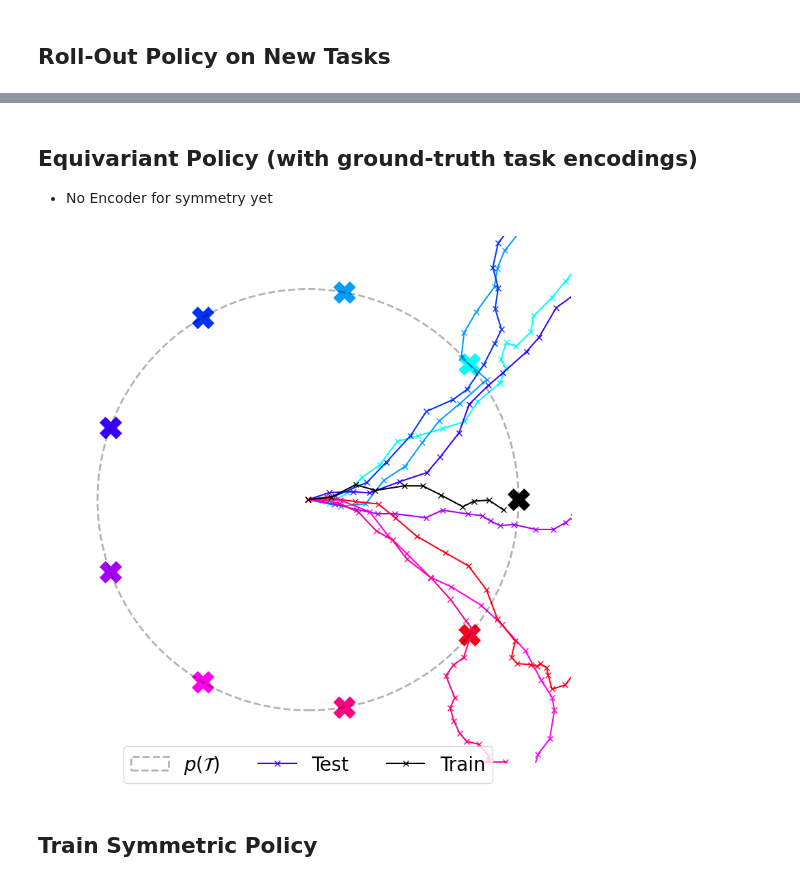
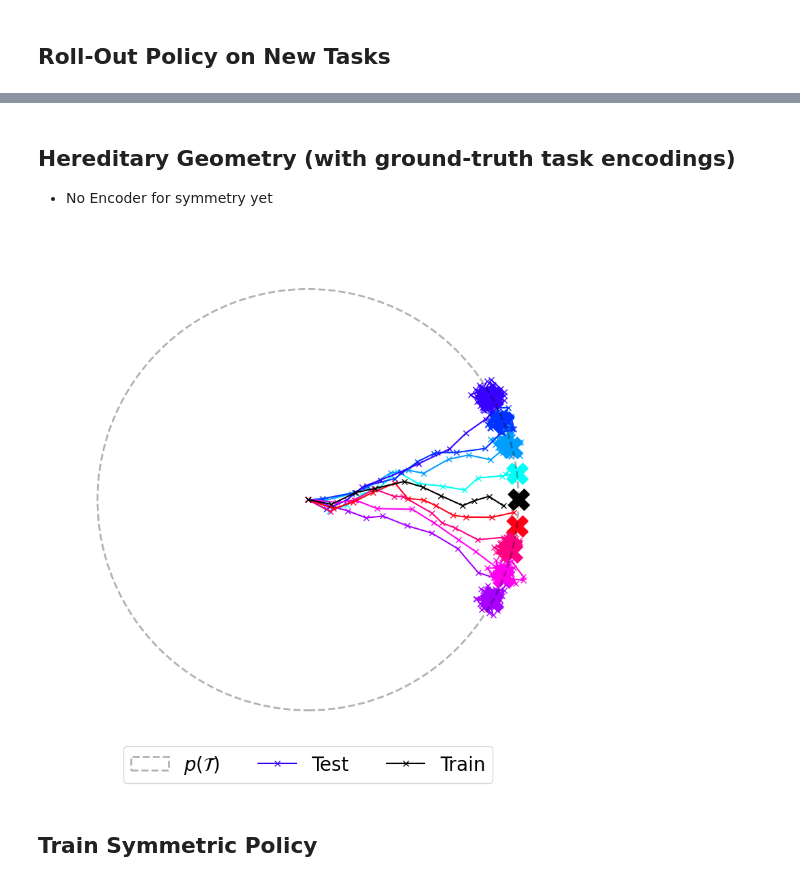
Before and after one commit to PaulNitschke/geo_meta_rl, a Jupyter notebook: task_inference.ipynb, the cells around one changed output, grey strips where cells are left out. Cells and saved outputs as stored; diff of their text form; code cells hidden in the pictures.

```diff
--- a/task_inference.ipynb
+++ b/task_inference.ipynb
@@ -114,7 +131,7 @@ def generate_circle_points(angles):
     return points
 
 # Example
-N_TOTAL_TASKS = 9
+N_TOTAL_TASKS = 50
 RADIUS=2
 IDXS_TRAIN_TASKS = [0] #only use one task as geometry is global
 CIRCLE_ANGLES = np.linspace(0, 2 * np.pi, N_TOTAL_TASKS, endpoint=False)
@@ -284,5 +327,5 @@ plot_rollouts_on_circle(train_trajectories=trajs_all_tasks_train,
 # %% [markdown]
-## Equivariant Policy (with ground-truth task encodings)
+## Hereditary Geometry (with ground-truth task encodings)
 
 - No Encoder for symmetry yet
 # %%
@@ -340,14 +383,18 @@ for task_idx, goal_position in enumerate(goal_positions_all):
 # %%
-plot_rollouts_on_circle(train_trajectories=trajs_all_tasks_train_equ,
-                        test_trajectories=trajs_all_tasks_test_equ,
+N_TRAJS_TO_PLOT=4
+trajs_her_env_test_plot = trajs_her_env_test[:N_TRAJS_TO_PLOT] + trajs_her_env_test[-N_TRAJS_TO_PLOT:]
+goal_pos_test_plot = goal_positions_test[:N_TRAJS_TO_PLOT] + goal_positions_test[-N_TRAJS_TO_PLOT:]
+
+plot_rollouts_on_circle(train_trajectories=trajs_her_env_train,
+                        test_trajectories=trajs_her_env_test_plot,
                         train_goal_locations=goal_positions_train,
-                        test_goal_locations=goal_positions_test,
+                        test_goal_locations=goal_pos_test_plot,
                         legend=True,
                         # savepath=None
                         savepath="circle_nav_hereditary_meta_rl"
                         )
 # %% [output]
-[figure, old version]
+[figure, new version]
 # %% [markdown]
 ## Train Symmetric Policy
 # %%
```
Also changed, not shown: parts of 23 cells of this notebook, 2 other files.
